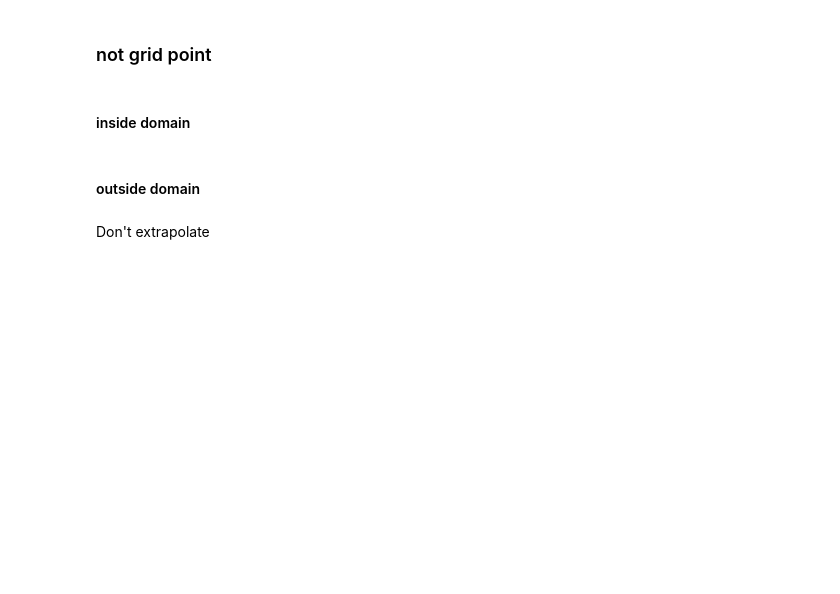
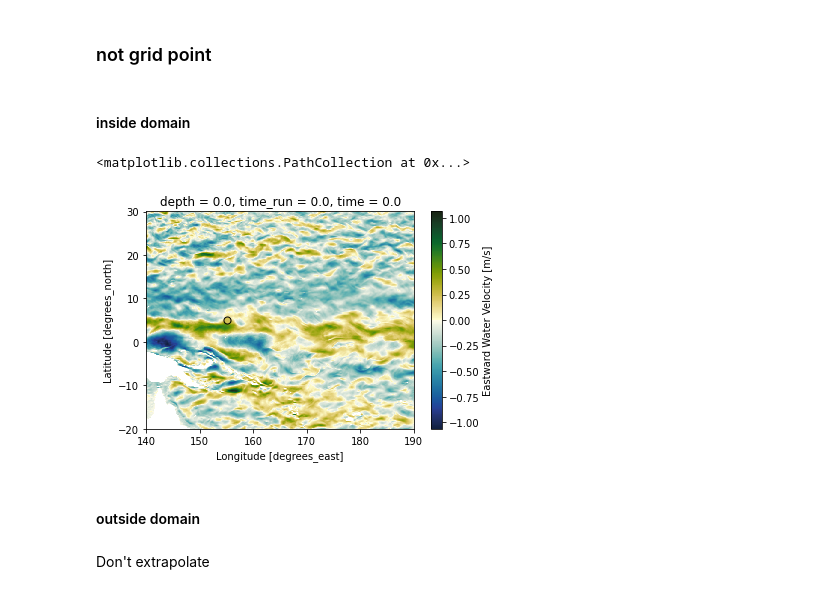
Before and after one commit to axiom-data-science/extract_model, a Jupyter notebook: docs/models.ipynb, the cells around one changed output. Drawn from its saved outputs; the diff is of its cells as text; code cells hidden in the pictures; blank space fills up the shorter version.

```diff
--- a/docs/models.ipynb
+++ b/docs/models.ipynb
@@ -283,29 +276,31 @@ assert np.allclose(dr, dr_check)
 #### inside domain
 # %%
 varname = 'u'
-cf_var = xom.get_var_cf(ds, varname)
 
 # sel
 longitude = 155
 latitude = 5
 sel = dict(longitude=longitude, latitude=latitude)
 
 # isel
 Z = 0
 T = None
 isel = dict(Z=Z)
 
 kwargs = dict(ds=ds, longitude=longitude, latitude=latitude, iT=T, iZ=Z, varname=varname, extrap=False)
 
-dr = xom.select(**kwargs)
+dr = em.select(**kwargs)
 
 # plot
 cmap = cmo.delta
-dscheck = ds.cf[cf_var].cf.isel(isel)
+dscheck = ds.cf[varname].cf.isel(isel)
 fig, ax = plt.subplots(1,1)
 dscheck.cmo.plot(ax=ax)
 ax.scatter(dr.cf['longitude'], dr.cf['latitude'], s=50, c=dr,
            vmin=dscheck.min(), vmax=dscheck.max(), cmap=cmap, edgecolors='k')
+# %% [output]
+<matplotlib.collections.PathCollection at 0x...>
+[figure, added]
 # %% [markdown]
 #### outside domain
 # %% [markdown]
```
Also changed, not shown: parts of 24 cells of this notebook, 5 other files.
